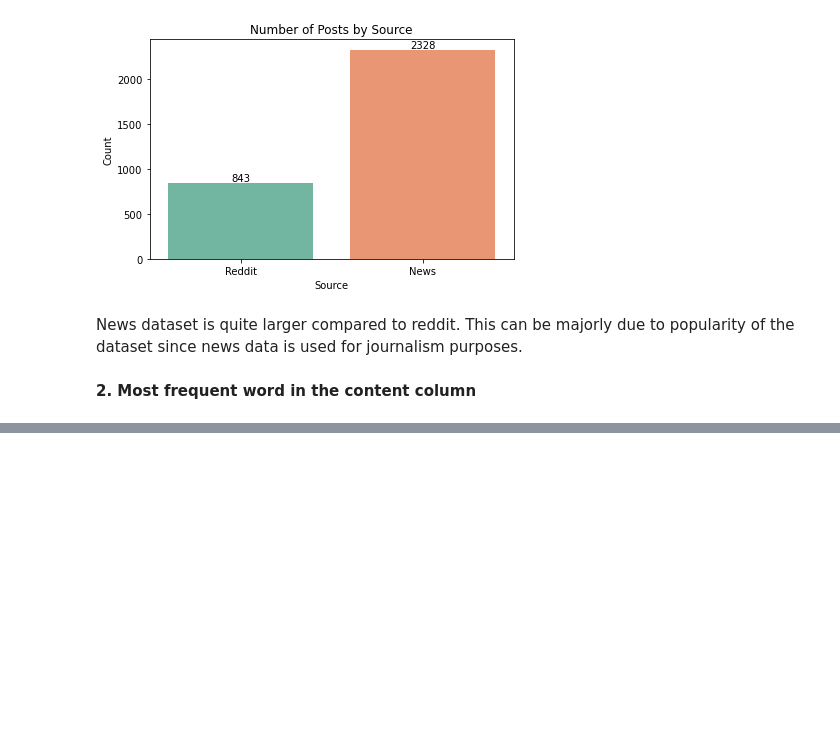
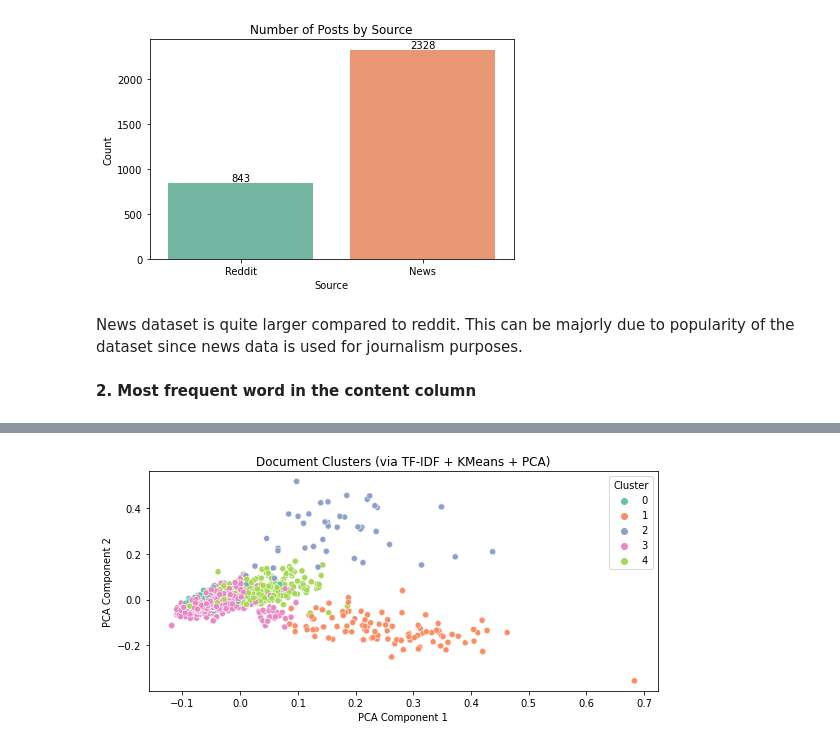
Before and after one commit to L-N-E0/USAID-Kenya-Sentiment-Analysis, a Jupyter notebook: notebooks/Joseline.ipynb, the cells around one changed output, grey strips where cells are left out. Cells and saved outputs as stored; diff of their text form; code cells hidden in the pictures; blank space fills up the shorter version.

```diff
--- a/notebooks/Joseline.ipynb
+++ b/notebooks/Joseline.ipynb
@@ -610,0 +686,34 @@ plt.show()
+# %%
+from sklearn.feature_extraction.text import TfidfVectorizer
+from sklearn.cluster import KMeans
+from sklearn.decomposition import PCA
+import matplotlib.pyplot as plt
+import seaborn as sns
+
+# Step 1: TF-IDF Vectorization
+tfidf_vectorizer = TfidfVectorizer(max_df=0.95, min_df=2, stop_words='english')
+tfidf_matrix = tfidf_vectorizer.fit_transform(combined_data['content'])
+
+# Step 2: Apply K-Means Clustering
+num_clusters = 5  #We will use number 5 clusters
+kmeans = KMeans(n_clusters=num_clusters, random_state=42)
+kmeans.fit(tfidf_matrix)
+
+# Assign cluster labels to DataFrame
+combined_data['cluster'] = kmeans.labels_
+
+# Step 3: Reduce dimensions for visualization using PCA
+pca = PCA(n_components=2)
+reduced_features = pca.fit_transform(tfidf_matrix.toarray())
+
+# Step 4: Create a scatter plot
+plt.figure(figsize=(8, 4))
+sns.scatterplot(x=reduced_features[:, 0], y=reduced_features[:, 1], hue=combined_data['cluster'], palette='Set2')
+plt.title('Document Clusters (via TF-IDF + KMeans + PCA)')
+plt.xlabel('PCA Component 1')
+plt.ylabel('PCA Component 2')
+plt.legend(title='Cluster')
+plt.tight_layout()
+plt.show()
+# %% [output]
+[figure, added]
```
Also changed, not shown: parts of 31 cells of this notebook.
